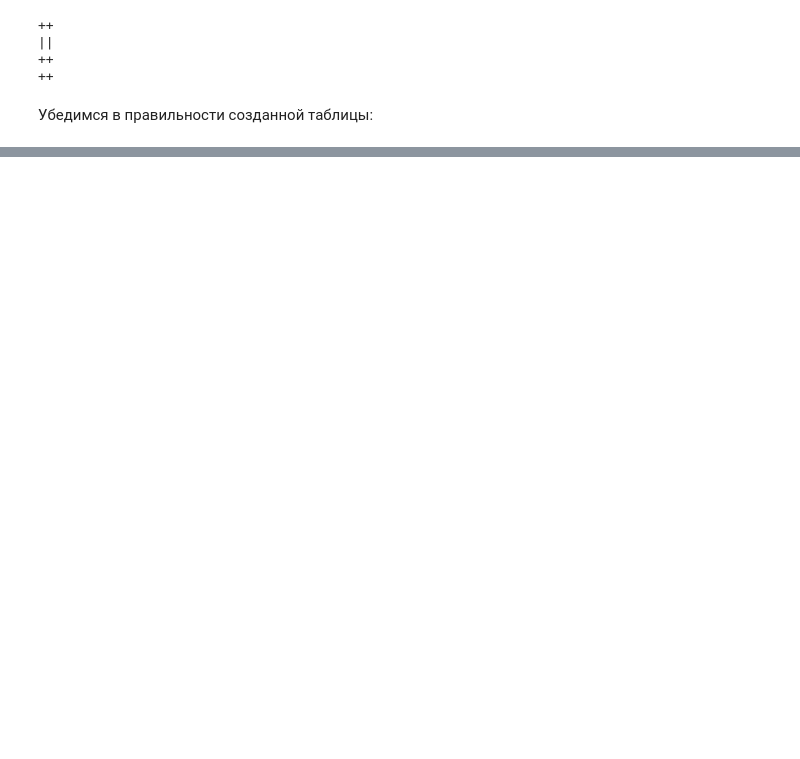
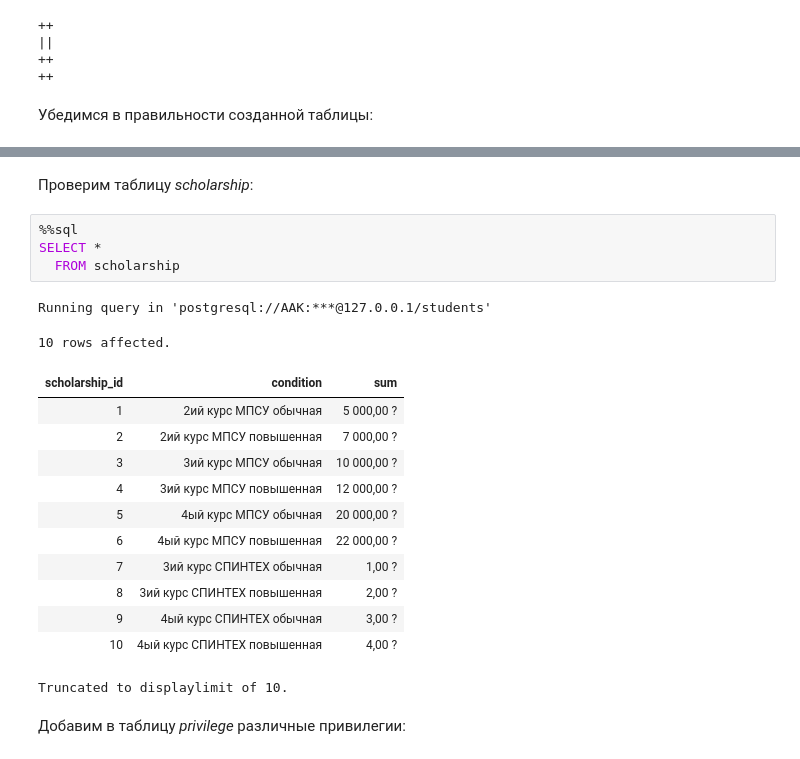
Before and after one commit to BROsandr/database_course, a Jupyter notebook: lab5/README.ipynb, the cells around one changed output, grey strips where cells are left out. Cells and saved outputs as stored; diff of their text form; blank space fills up the shorter version.

```diff
--- a/lab5/README.ipynb
+++ b/lab5/README.ipynb
@@ -929,0 +982,23 @@ Truncated to displaylimit of 10.
+# %% [markdown]
+Проверим таблицу *scholarship*:
+# %%
+%%sql
+SELECT *
+  FROM scholarship
+# %% [output]
+Running query in 'postgresql://AAK:***@127.0.0.1/students'
+10 rows affected.
+| scholarship_id | condition | sum |
+| 1 | 2ий курс МПСУ обычная | 5 000,00 ? |
+| 2 | 2ий курс МПСУ повышенная | 7 000,00 ? |
+| 3 | 3ий курс МПСУ обычная | 10 000,00 ? |
+| 4 | 3ий курс МПСУ повышенная | 12 000,00 ? |
+| 5 | 4ый курс МПСУ обычная | 20 000,00 ? |
+| 6 | 4ый курс МПСУ повышенная | 22 000,00 ? |
+| 7 | 3ий курс СПИНТЕХ обычная | 1,00 ? |
+| 8 | 3ий курс СПИНТЕХ повышенная | 2,00 ? |
+| 9 | 4ый курс СПИНТЕХ обычная | 3,00 ? |
+| 10 | 4ый курс СПИНТЕХ повышенная | 4,00 ? |
+Truncated to displaylimit of 10.
+# %% [markdown]
+Добавим в таблицу *privilege* различные привилегии:
```
Also changed, not shown: parts of 63 cells of this notebook.
